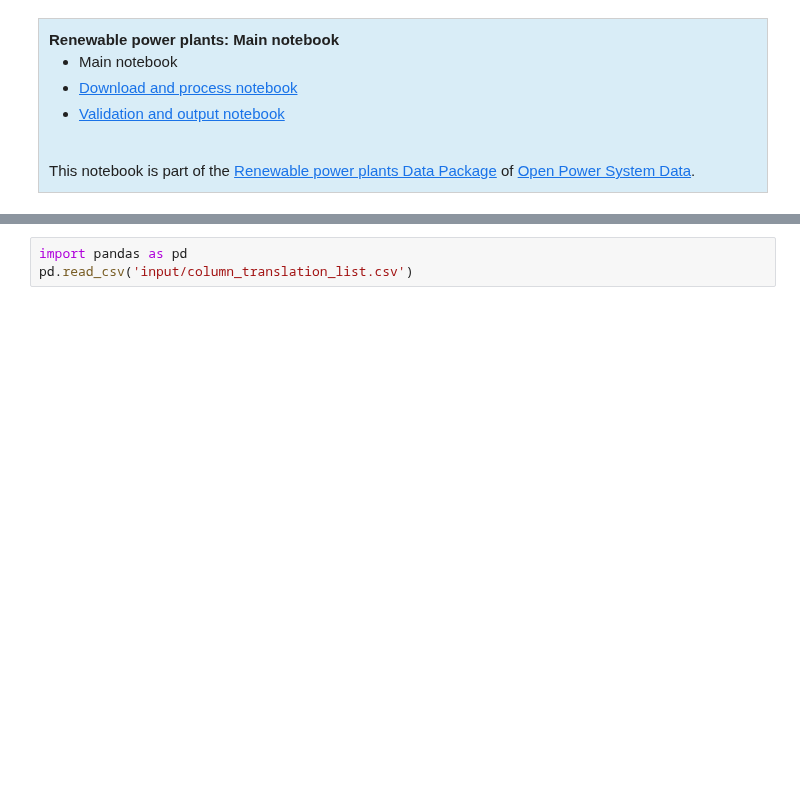
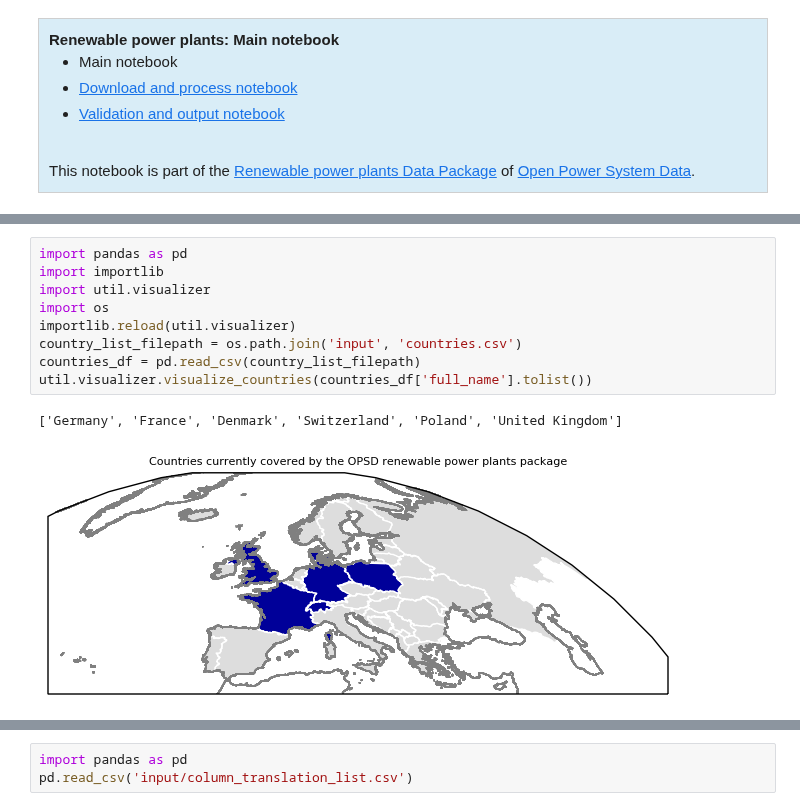
Before and after one commit to Open-Power-System-Data/renewable_power_plants, a Jupyter notebook: main.ipynb, the cells around one changed output, grey strips where cells are left out. Cells and saved outputs as stored; diff of their text form; blank space fills up the shorter version.

Commit message:
Moved visualization to its own module; automated generation of some main.ipynb markdown cells.

```diff
--- a/main.ipynb
+++ b/main.ipynb
@@ -87,0 +33,12 @@ This list provides all internal translations of column original names to the OPS
+# %%
+import pandas as pd
+import importlib
+import util.visualizer
+import os
+importlib.reload(util.visualizer)
+country_list_filepath = os.path.join('input', 'countries.csv')
+countries_df = pd.read_csv(country_list_filepath)
+util.visualizer.visualize_countries(countries_df['full_name'].tolist())
+# %% [output]
+['Germany', 'France', 'Denmark', 'Switzerland', 'Poland', 'United Kingdom']
+[figure, added]
```
Also changed, not shown: parts of 7 cells of this notebook, 3 other files.
